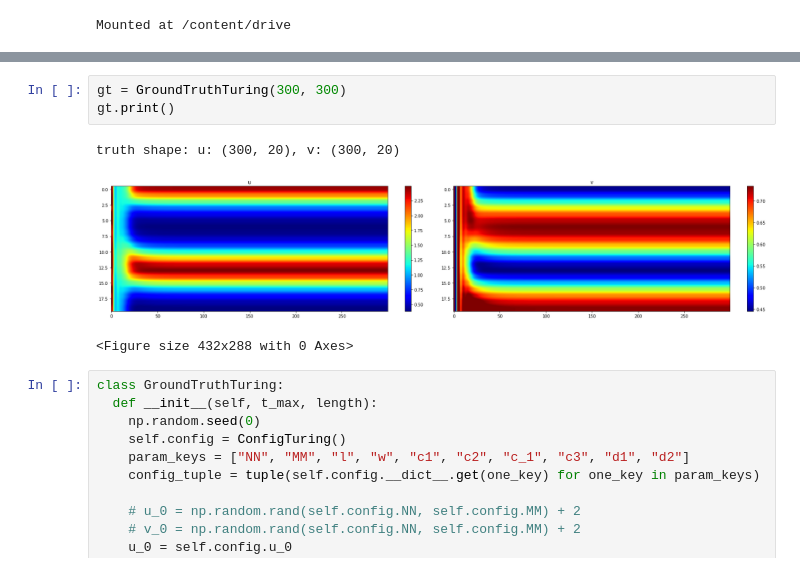
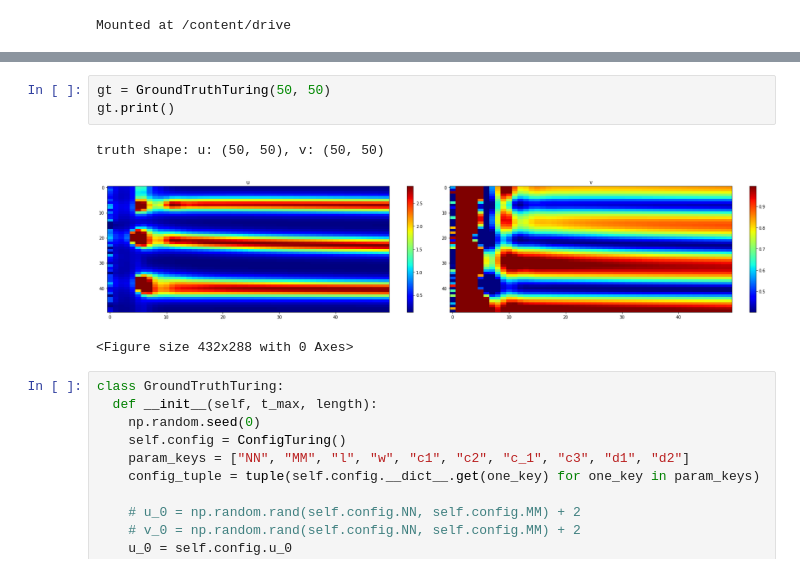
Before and after one commit to EnzeXu/PINN, a Jupyter notebook: PINN_SimpleNetworkTuring_v2.ipynb, the cells around one changed output, grey strips where cells are left out. Drawn from its saved outputs; the diff is of its cells as text.

Commit message:
update Turing - v2

```diff
--- a/PINN_SimpleNetworkTuring_v2.ipynb
+++ b/PINN_SimpleNetworkTuring_v2.ipynb
@@ -315,11 +315,11 @@ class SimpleNetworkTuring(nn.Module):
         random.seed(seed)
         cudnn.deterministic = True
 # %%
-gt = GroundTruthTuring(300, 300)
+gt = GroundTruthTuring(50, 50)
 gt.print()
 # %% [output]
-truth shape: u: (300, 20), v: (300, 20)
+truth shape: u: (50, 50), v: (50, 50)
-[figure, old version]
+[figure, new version]
 <Figure size 432x288 with 0 Axes>
 # %%
 class GroundTruthTuring:
```
Also changed, not shown: parts of 2 cells of this notebook.
